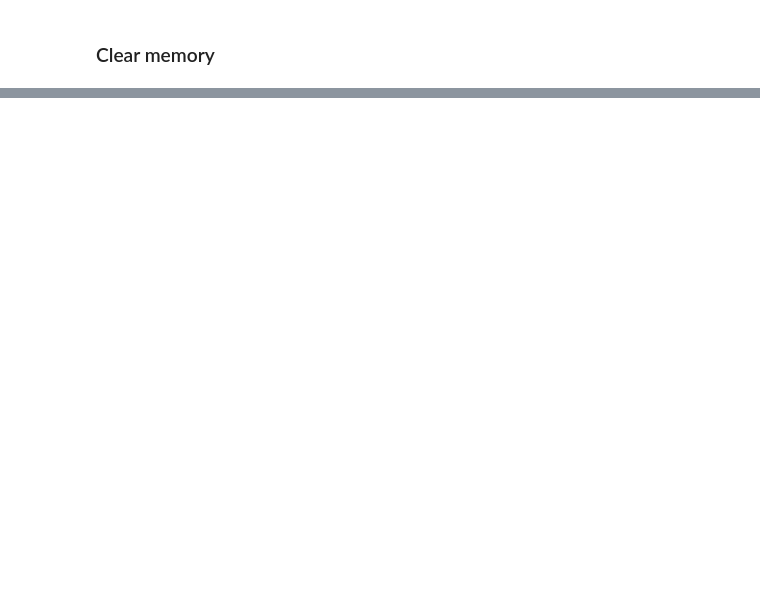
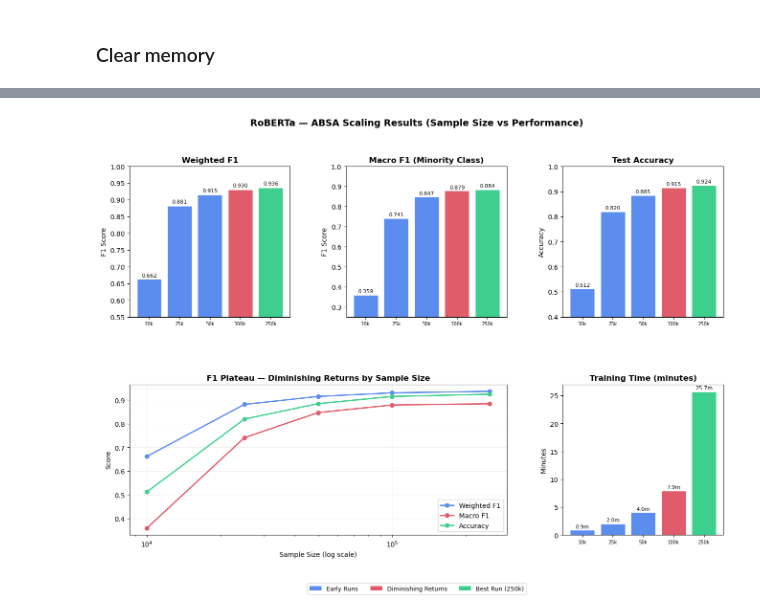
Before and after one commit to zmosDS/google_review_insights, a Jupyter notebook: notebooks/06_model_roberta.ipynb, the cells around one changed output, grey strips where cells are left out. Drawn from its saved outputs; the diff is of its cells as text; code cells hidden in the pictures; blank space fills up the shorter version.

Commit message:
Test TF-IDF and RoBERTa models
Test and compare TF-IDF and RoBERTa models
create comparison charts

```diff
--- a/notebooks/06_model_roberta.ipynb
+++ b/notebooks/06_model_roberta.ipynb
@@ -225,0 +804,81 @@ print("Memory cleared.")
+# %%
+import matplotlib.pyplot as plt
+import matplotlib.gridspec as gridspec
+import numpy as np
+
+# Data
+runs = ['10k', '25k', '50k', '100k', '250k']
+weighted_f1  = [0.6620, 0.8815, 0.9150, 0.9302, 0.9365]
+macro_f1     = [0.3592, 0.7410, 0.8470, 0.8789, 0.8841]
+accuracy     = [0.5120, 0.8196, 0.8846, 0.9148, 0.9245]
+train_time   = [51.2, 120.7, 241.1, 476.0, 1542.4]  # seconds
+
+colors = ['#5b8dee', '#5b8dee', '#5b8dee', '#e05c6a', '#3ecf8e']
+
+fig = plt.figure(figsize=(16, 10))
+fig.suptitle('RoBERTa — ABSA Scaling Results (Sample Size vs Performance)', fontsize=14, fontweight='bold', y=0.98)
+gs = gridspec.GridSpec(2, 3, figure=fig, hspace=0.45, wspace=0.35)
+
+# 1 - Weighted F1
+ax1 = fig.add_subplot(gs[0, 0])
+bars = ax1.bar(runs, weighted_f1, color=colors, edgecolor='white', linewidth=0.5)
+ax1.set_ylim(0.55, 1.0)
+ax1.set_title('Weighted F1', fontweight='bold')
+ax1.set_ylabel('F1 Score')
+for bar, val in zip(bars, weighted_f1):
+    ax1.text(bar.get_x() + bar.get_width()/2, bar.get_height() + 0.005, f'{val:.3f}', ha='center', va='bottom', fontsize=8)
+ax1.tick_params(axis='x', labelsize=7)
+
+# 2 - Macro F1
+ax2 = fig.add_subplot(gs[0, 1])
+bars = ax2.bar(runs, macro_f1, color=colors, edgecolor='white', linewidth=0.5)
+ax2.set_ylim(0.25, 1.0)
+ax2.set_title('Macro F1 (Minority Class)', fontweight='bold')
+ax2.set_ylabel('F1 Score')
+for bar, val in zip(bars, macro_f1):
+    ax2.text(bar.get_x() + bar.get_width()/2, bar.get_height() + 0.005, f'{val:.3f}', ha='center', va='bottom', fontsize=8)
+ax2.tick_params(axis='x', labelsize=7)
+
+# 3 - Accuracy
+ax3 = fig.add_subplot(gs[0, 2])
+bars = ax3.bar(runs, accuracy, color=colors, edgecolor='white', linewidth=0.5)
+ax3.set_ylim(0.40, 1.0)
+ax3.set_title('Test Accuracy', fontweight='bold')
+ax3.set_ylabel('Accuracy')
+for bar, val in zip(bars, accuracy):
+    ax3.text(bar.get_x() + bar.get_width()/2, bar.get_height() + 0.005, f'{val:.3f}', ha='center', va='bottom', fontsize=8)
+ax3.tick_params(axis='x', labelsize=7)
+
+# 4 - F1 Plateau line chart
+ax4 = fig.add_subplot(gs[1, :2])
+sample_sizes = [10000, 25000, 50000, 100000, 250000]
+ax4.plot(sample_sizes, weighted_f1, color='#5b8dee', marker='o', linewidth=2, label='Weighted F1')
+ax4.plot(sample_sizes, macro_f1,    color='#e05c6a', marker='o', linewidth=2, label='Macro F1')
+ax4.plot(sample_sizes, accuracy,    color='#3ecf8e', marker='o', linewidth=2, label='Accuracy')
+ax4.set_xscale('log')
+ax4.set_xlabel('Sample Size (log scale)')
+ax4.set_ylabel('Score')
+ax4.set_title('F1 Plateau — Diminishing Returns by Sample Size', fontweight='bold')
+ax4.legend()
+ax4.grid(True, alpha=0.2)
+ax4.axhline(0.95, color='gray', linestyle='--', linewidth=0.8, alpha=0.5)
+
+# 5 - Training time
+ax5 = fig.add_subplot(gs[1, 2])
+bars = ax5.bar(runs, [t/60 for t in train_time], color=colors, edgecolor='white', linewidth=0.5)
+ax5.set_title('Training Time (minutes)', fontweight='bold')
+ax5.set_ylabel('Minutes')
+for bar, val in zip(bars, train_time):
+    ax5.text(bar.get_x() + bar.get_width()/2, bar.get_height() + 0.2, f'{val/60:.1f}m', ha='center', va='bottom', fontsize=8)
+ax5.tick_params(axis='x', labelsize=7)
+
+from matplotlib.patches import Patch
+legend_elements = [Patch(facecolor='#5b8dee', label='Early Runs'),
+                   Patch(facecolor='#e05c6a', label='Diminishing Returns'),
+                   Patch(facecolor='#3ecf8e', label='Best Run (250k)')]
+fig.legend(handles=legend_elements, loc='lower center', ncol=3, fontsize=9, bbox_to_anchor=(0.5, -0.02))
+
+plt.savefig('../charts/roberta_scaling_comparison.png', dpi=150, bbox_inches='tight')
+plt.show()
+# %% [output]
+[figure, added]
```
Also changed, not shown: parts of 42 cells of this notebook, 3 other files.
